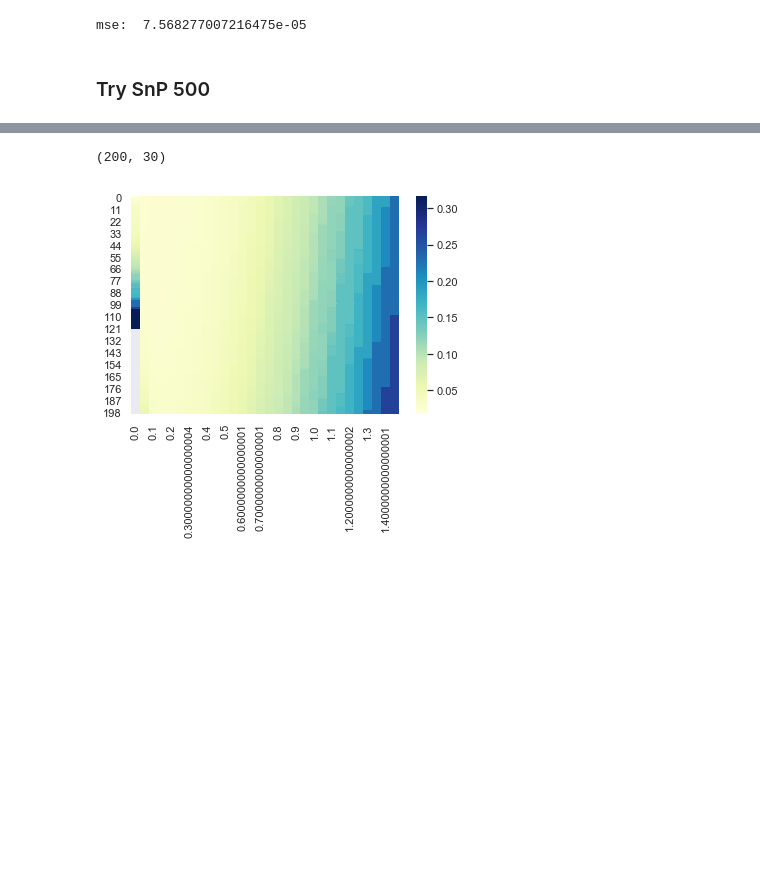
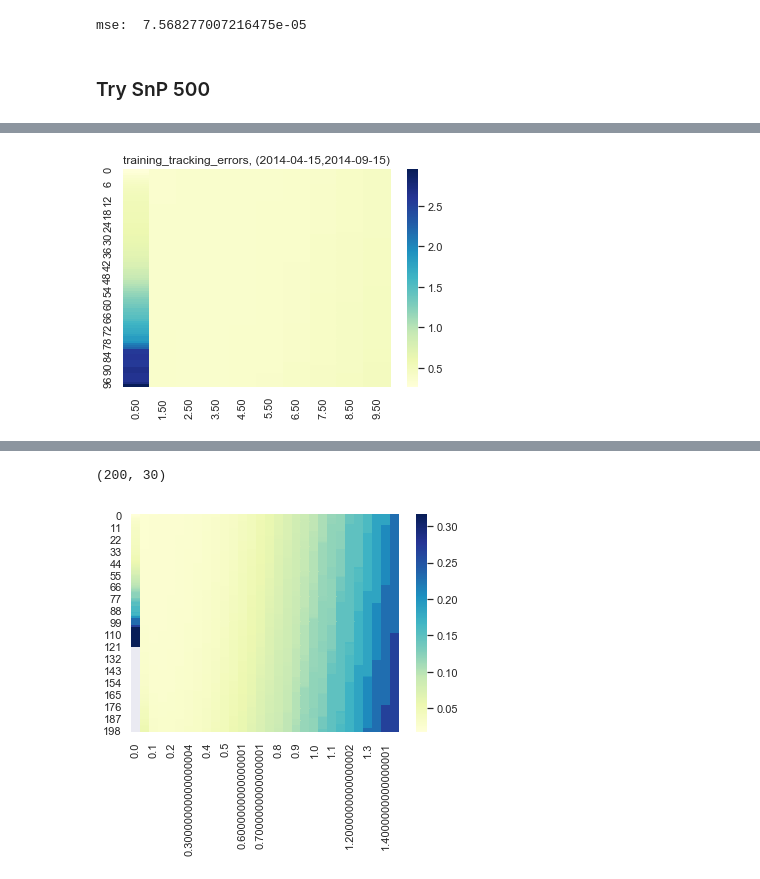
Before and after one commit to songzhm/arbitraryElasticNet, a Jupyter notebook: Arbitrary_Elastic_Net.ipynb, the cells around one changed output, grey strips where cells are left out. Cells and saved outputs as stored; diff of their text form; code cells hidden in the pictures; blank space fills up the shorter version.

```diff
--- a/Arbitrary_Elastic_Net.ipynb
+++ b/Arbitrary_Elastic_Net.ipynb
@@ -136,0 +146,12 @@ sp500 = sp500_all['SP500']
+# %%
+from datetime import date
+print(min(sp500_all['Date.1']))
+print(max(sp500_all['Date.1']))
+
+training_starts = ['2014-04-15', '2014-10-15', '2015-04-15', '2015-10-15',
+                  '2016-04-15', '2016-10-15', '2017-04-15', '2017-10-15']
+training_ends =['2014-09-15', '2015-03-15', '2015-09-15', '2016-03-15',
+               '2016-09-15', '2017-03-15', '2017-09-15', '2018-03-15']
+testing_starts = training_ends
+testing_ends =['2014-10-15', '2015-04-15', '2015-10-15', '2016-04-15',
+              '2016-10-15', '2017-04-15', '2017-10-15', '2018-04-15']
@@ -136,0 +161,80 @@ sp500 = sp500_all['SP500']
+# %%
+from itertools import product
+cutting_threshold = 1e-5
+
+
+for training_start, training_end, testing_start, testing_end in zip(training_starts, training_ends, testing_starts, testing_ends):
+
+    print(training_start, training_end, testing_start, testing_end)
+
+    mask = (constituents.index>=training_start ) & (constituents.index<=training_end )
+    training_X = constituents.loc[mask]
+    training_y = sp500.loc[mask]
+    mask = (constituents.index>=testing_start ) & (constituents.index<=testing_end )
+    testing_X = constituents.loc[mask]
+    testing_y = sp500.loc[mask]
+
+    lam_1s = [1*i for i in range(100)]
+
+    lam_2s = [0.05*i for i in range(10)]
+
+    selections = []
+
+    training_tracking_errors = np.empty((len(lam_1s), len(lam_2s)))
+
+    testing_tracking_errors = np.empty((len(lam_1s), len(lam_2s)))
+
+    selection_numbbers = np.empty((len(lam_1s), len(lam_2s)))
+
+    tot_it = len(lam_1s)*len(lam_2s)
+
+    counter = 0
+    # for lam_1, lam_2 in product(lam_1s, lam_2s):
+    for i, lam_1 in enumerate(lam_1s):
+        for j, lam_2 in enumerate(lam_2s):
+            p = training_X.shape[1]
+            # Pmat = np.random.randn(p,p)
+            # Pmat=(Pmat + Pmat.T)/2
+            Pmat=np.ones((p,p))
+            # dvec = abs(np.random.random(p))
+            dvec = np.ones(p)
+            lowbo=0*np.ones(p)
+            upbo=1*np.ones(p)
+            coeffs=s.solve(training_X,training_y,lam_1,lam_2,lowbo,upbo,dvec, Pmat,err_tol=1e-8, text_fr=10, text='Off')
+            selection = np.array([x if x >cutting_threshold else 0 for x in coeffs])
+            selection = selection/sum(selection)
+            selection_ind = np.where(selection>0)[0]
+            selections.append(selection)
+            training_fund_index = training_X @ (selection)
+            training_tracking_errors[i,j] = np.sqrt(252)*tracking_error(training_y, training_fund_index, period='y')
+            testing_fund_index = testing_X @ (selection)
+            testing_tracking_errors[i,j] = np.sqrt(252)*tracking_error(testing_y, testing_fund_index, period='y')
+            selection_numbbers[i,j] = len(selection_ind)
+#             print('processing lam_1={}, and lam_2={} ({:.3f}% out of {}): number of selection: {}'.format(lam_1, lam_2, 100*counter/tot_it, tot_it, len(selection_ind)))
+            counter += 1
+
+    data = pd.DataFrame(training_tracking_errors)
+    data.columns = lam_2s
+    data.index = lam_1s
+    plt.figure()
+    ax = sns.heatmap(data,cmap="YlGnBu")
+    ax.set_title('training_tracking_errors, ({},{})'.format(training_start, training_end))
+    ax.set_xticklabels(['{:,.2f}'.format(x) for x in ax.get_xticks()])
+#     ax.show()
+    data = pd.DataFrame(testing_tracking_errors)
+    data.columns = lam_2s
+    data.index = lam_1s
+    plt.figure()
+    ax = sns.heatmap(data,cmap="YlGnBu")
+    ax.set_title('testing_tracking_errors, ({},{})'.format(testing_start, testing_end))
+    ax.set_xticklabels(['{:,.2f}'.format(x) for x in ax.get_xticks()])
+#     ax.show()
+    data = pd.DataFrame(selection_numbbers)
+    data.columns = lam_2s
+    data.index = lam_1s
+    plt.figure()
+    ax = sns.heatmap(data,cmap="YlGnBu")
+    ax.set_title('selection_numbbers')
+    ax.set_xticklabels(['{:,.2f}'.format(x) for x in ax.get_xticks()])
+#     ax.show()
+# %% [output]
@@ -136,0 +249 @@ sp500 = sp500_all['SP500']
+[figure, added]
```
Also changed, not shown: parts of 10 cells of this notebook.
